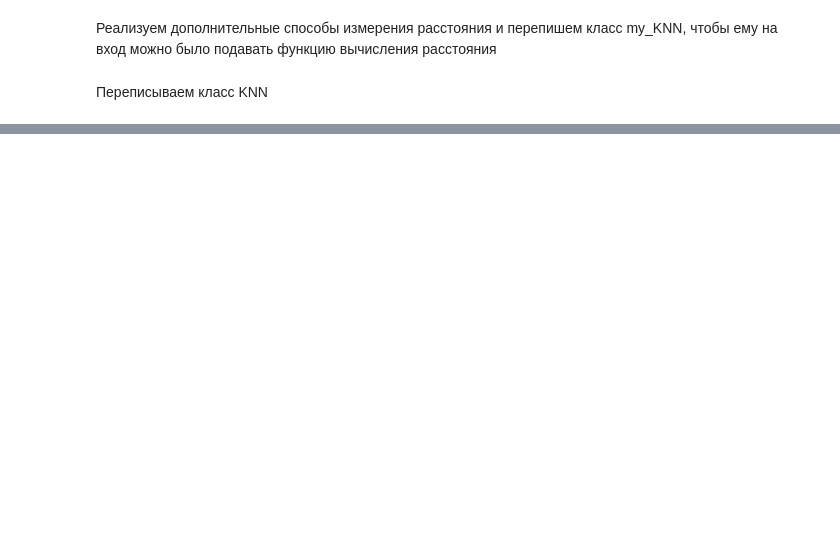
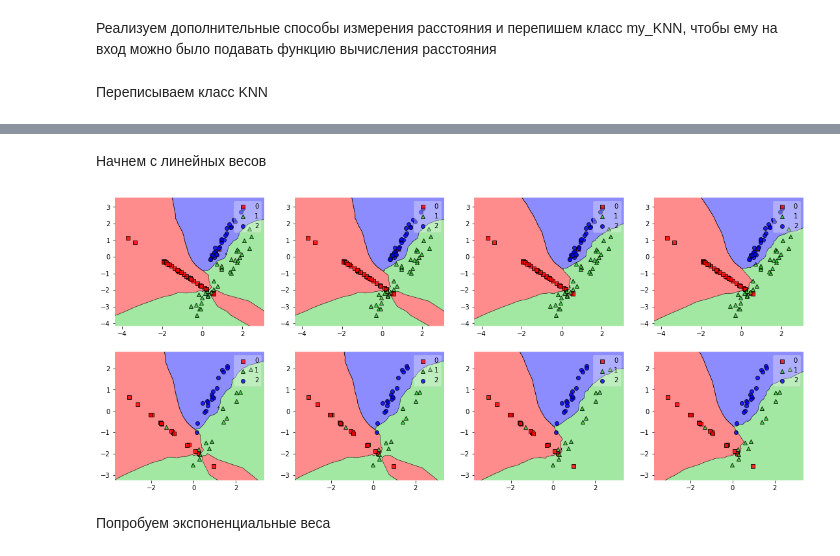
Before and after one commit to yuriy5139/MachineLearning, a Jupyter notebook: Metric - K nearest and others.ipynb, the cells around one changed output, grey strips where cells are left out. Saved outputs shown, nothing was run; the diff lists cells and outputs as text; code cells hidden in the pictures; blank space fills up the shorter version.

```diff
--- a/Metric - K nearest and others.ipynb
+++ b/Metric - K nearest and others.ipynb
@@ -214,0 +232,2 @@ plt.show()
+# %% [markdown]
+Начнем с линейных весов
@@ -214,0 +260,28 @@ plt.show()
+# %%
+clsw_3 = my_KNN_w(X_train, Y_train, 3, k = 3)
+clsw_5 = my_KNN_w(X_train, Y_train, 3, k = 5)
+clsw_11 = my_KNN_w(X_train, Y_train, 3, k = 11)
+clsw_15 = my_KNN_w(X_train, Y_train, 3, k = 15)
+# %%
+fig, gs = plt.figure(figsize=(19, 8)), gridspec.GridSpec(2, 4)
+
+ax = []
+for i in range(8):
+    ax.append(fig.add_subplot(gs[i]))
+
+
+plot_decision_regions(X_train, Y_train, clsw_3, ax=ax[0], colors = 'red,limegreen,blue,gray,cyan', zoom_factor = 1.5)
+plot_decision_regions(X_train, Y_train, clsw_5, ax=ax[1], colors = 'red,limegreen,blue,gray,cyan', zoom_factor = 1.5)
+plot_decision_regions(X_train, Y_train, clsw_11, ax=ax[2], colors = 'red,limegreen,blue,gray,cyan', zoom_factor = 1.5)
+plot_decision_regions(X_train, Y_train, clsw_15, ax=ax[3], colors = 'red,limegreen,blue,gray,cyan', zoom_factor = 1.5)
+
+plot_decision_regions(X_test, Y_test, clsw_3, ax=ax[4], colors = 'red,limegreen,blue,gray,cyan', zoom_factor = 1.5)
+plot_decision_regions(X_test, Y_test, clsw_5, ax=ax[5], colors = 'red,limegreen,blue,gray,cyan', zoom_factor = 1.5)
+plot_decision_regions(X_test, Y_test, clsw_11, ax=ax[6], colors = 'red,limegreen,blue,gray,cyan', zoom_factor = 1.5)
+plot_decision_regions(X_test, Y_test, clsw_15, ax=ax[7], colors = 'red,limegreen,blue,gray,cyan', zoom_factor = 1.5)
+
+plt.show()
+# %% [output]
+[figure, added]
+# %% [markdown]
+Попробуем экспоненциальные веса
```
Also changed, not shown: parts of 13 cells of this notebook.
